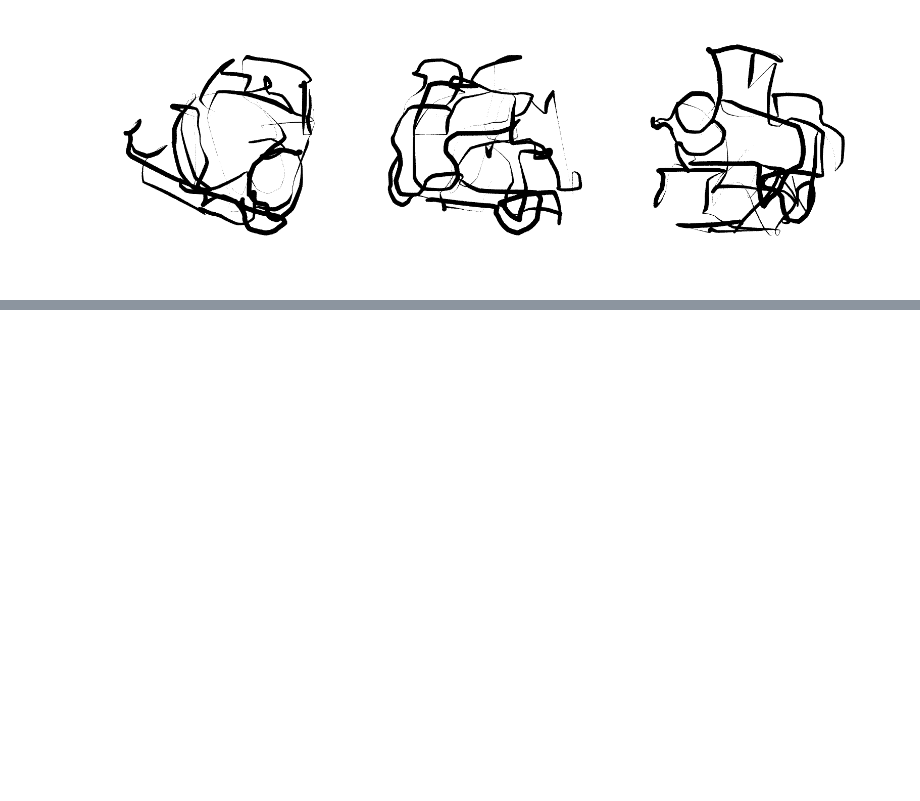
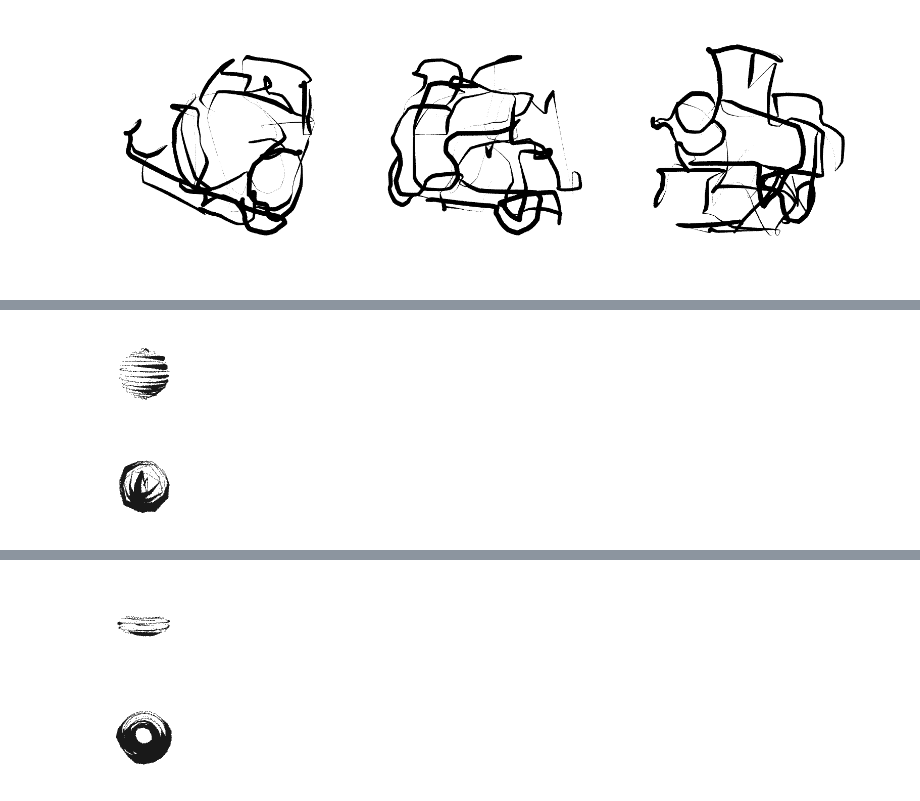
Before and after one commit to Dongee-W/4dWire, a Jupyter notebook: 4Dwire.ipynb, the cells around one changed output, grey strips where cells are left out. Drawn from its saved outputs; the diff is of its cells as text; code cells hidden in the pictures; blank space fills up the shorter version.

Commit message:
Add surface filling curve workflow and examples

```diff
--- a/4Dwire.ipynb
+++ b/4Dwire.ipynb
@@ -92,0 +97,12 @@ a simple outline sketch of a vintage beetle car on a white background | a minima
+# %%
+import subprocess
+import sys
+
+for shape in ("sphere", "torus"):
+    subprocess.run([sys.executable, "surface_filling.py", "--example", shape,
+                    "--device", "cpu", "--steps", "2", "--size", "96",
+                    "--points", "70", "--output", f"outputs/surface_{shape}"], check=True)
+    print(shape)
+    display(Image(filename=f"outputs/surface_{shape}/view_0.png"))
+    display(Image(filename=f"outputs/surface_{shape}/view_2.png"))
+# %% [output]
@@ -92,0 +113,2 @@ a simple outline sketch of a vintage beetle car on a white background | a minima
+[figure, added]
+[figure, added]
@@ -92,0 +119,2 @@ a simple outline sketch of a vintage beetle car on a white background | a minima
+[figure, added]
+[figure, added]
```
Also changed, not shown: parts of 4 cells of this notebook, 10 other files.
